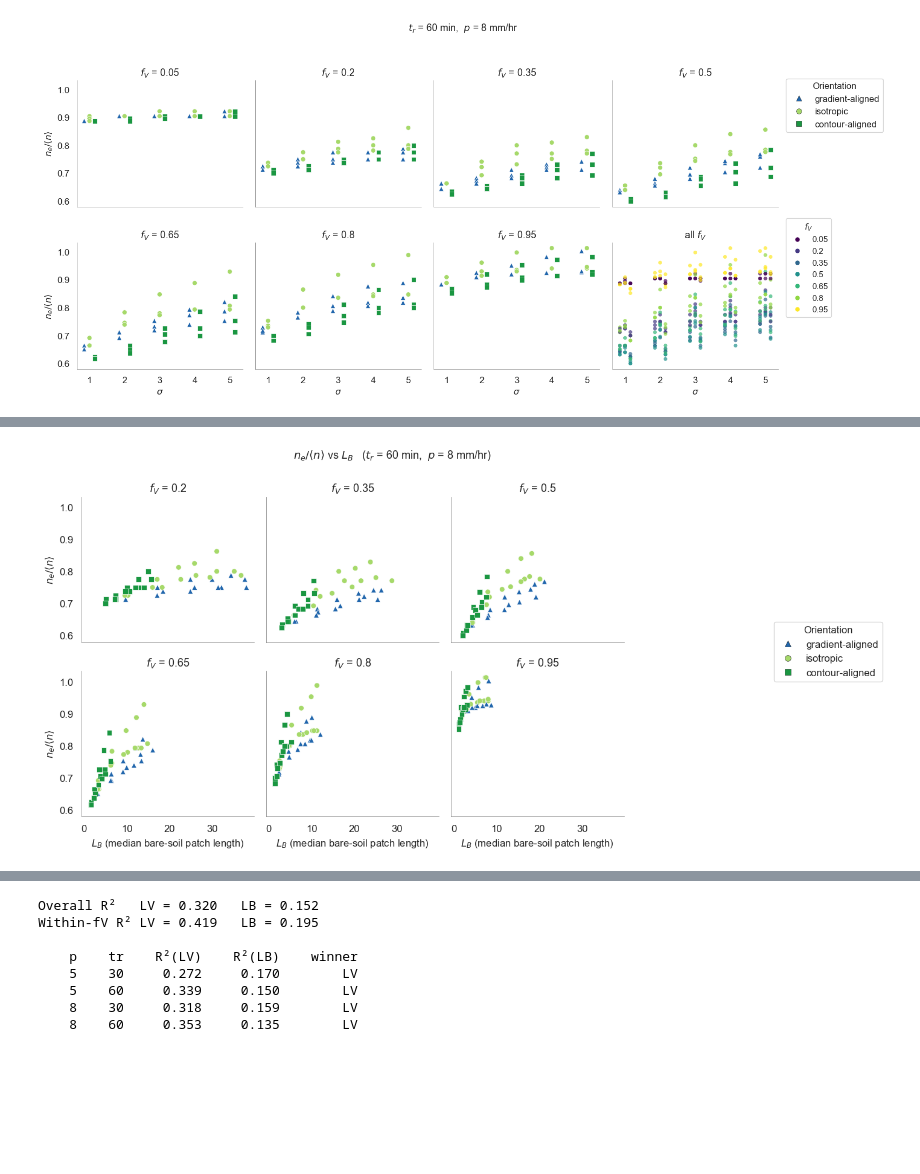
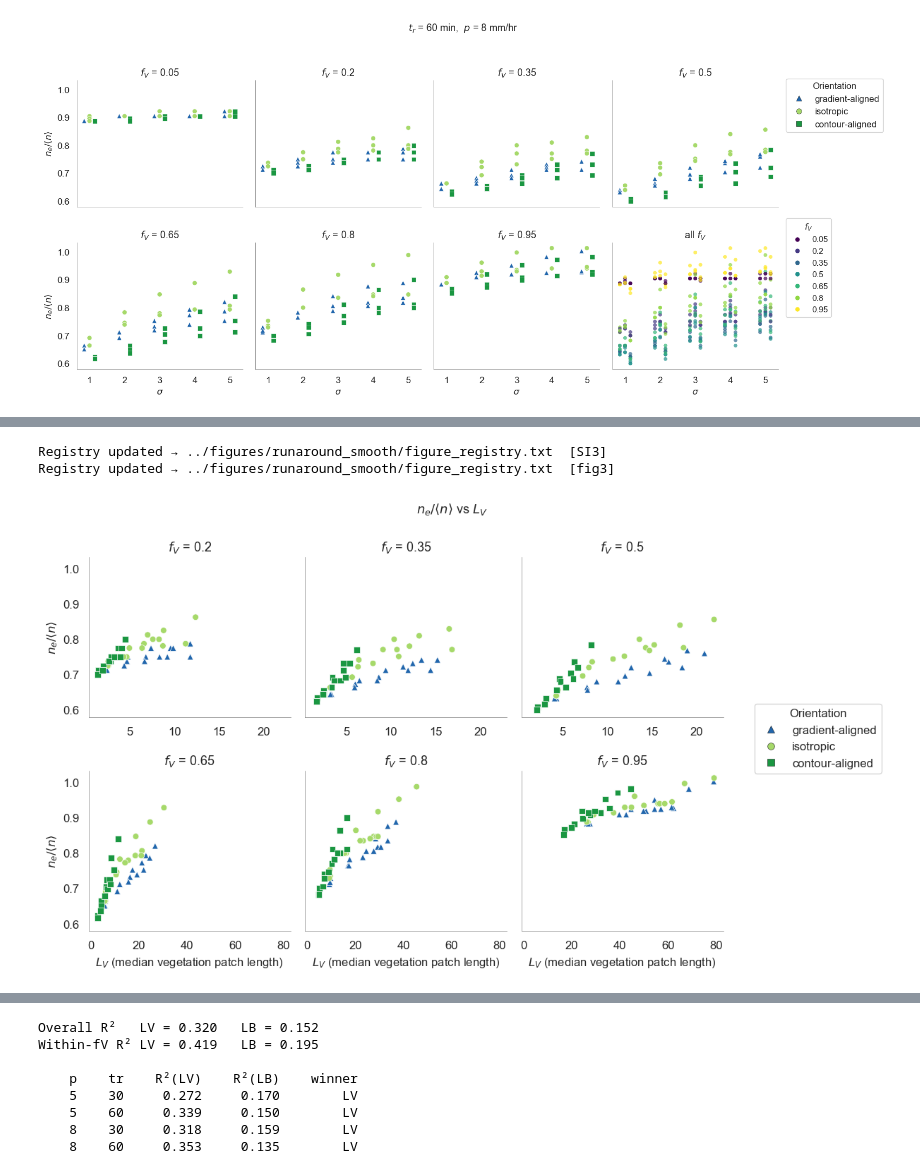
Before and after one commit to octavia-crompton/roughness-scale, a Jupyter notebook: notebooks/2. roughness_scale-pattern.ipynb, the cells around one changed output, grey strips where cells are left out. Cells and saved outputs as stored; diff of their text form; code cells hidden in the pictures; blank space fills up the shorter version.

Commit message:
Reorganize figures, split CF notebook, update registry

```diff
--- a/notebooks/2. roughness_scale-pattern.ipynb
+++ b/notebooks/2. roughness_scale-pattern.ipynb
@@ -644,5 +725,5 @@ plt.show()
 # %%
-# LB vs effect_ratio — one panel per fV value, 2 rows × 3 cols
+# LV vs effect_ratio — one panel per fV value, 2 rows × 3 cols
 # (storm case set at top of notebook: _p, _tr)
 from matplotlib.lines import Line2D
 
@@ -669,57 +750,88 @@ _aniso_markers = {lbl: mk for lbl, mk in
                   if lbl in _label_order}
 
 # horizontal offset per orientation category to separate overlapping points
-_df['LB'] = _df['LB'].astype(float)
+_df['LV'] = _df['LV'].astype(float)
 _orient_offsets = {
     'gradient-aligned': -0.15,
     'isotropic':          0.0,
     'contour-aligned':   +0.15,
 }
 for _lbl, _off in _orient_offsets.items():
-    _df.loc[_df['_aniso_label'] == _lbl, 'LB'] += _off
+    _df.loc[_df['_aniso_label'] == _lbl, 'LV'] += _off
 
 fig, axes = plt.subplots(_nrows, _ncols, figsize=(12, 7),
-                         sharey=True, sharex=True)
+                         sharey=True, sharex='row')
 axes_flat = np.array(axes).flatten()
 
 for i, fv in enumerate(_fv_vals):
     ax = axes_flat[i]
     _sub = _df[_df['fV'] == fv]
-    sns.scatterplot(_sub, x='LB', y='effect_ratio', ax=ax,
+    sns.scatterplot(_sub, x='LV', y='effect_ratio', ax=ax,
                     hue='_aniso_label', hue_order=_label_order,
                     style='_aniso_label', style_order=_label_order,
                     markers=_aniso_markers,
                     palette=_aniso_palette, s=40, legend=False)
     ax.set_title(f"$f_V$ = {fv:.2g}", fontsize=FS_TITLE)
-    ax.set_xlabel(renameit('LB', rename) if i >= _ncols else '', fontsize=FS_LABEL)
+    ax.set_xlabel(renameit('LV', rename) if i >= _ncols else '', fontsize=FS_LABEL)
     ax.tick_params(labelsize=FS_TICK)
 
 # y-labels on left column only
 _axes2d = np.array(axes).reshape(_nrows, _ncols)
 for ri in range(_nrows):
     _axes2d[ri, 0].set_ylabel(renameit('effect_ratio', rename), fontsize=FS_LABEL)
     for ci in range(1, _ncols):
         _axes2d[ri, ci].set_ylabel('')
 
 # hide any extra axes
 for ax in axes_flat[len(_fv_vals):]:
     ax.set_visible(False)
 
 # ── Orientation legend — right of figure ─────────────────────────────────
 _leg_handles = [
     Line2D([0], [0], marker=_aniso_markers[lbl], linestyle='None',
            markerfacecolor=_aniso_palette[lbl], markeredgecolor='k',
            markeredgewidth=0.4, markersize=7, label=lbl)
     for lbl in _label_order if lbl in _aniso_markers
 ]
 fig.legend(handles=_leg_handles, title='Orientation',
            fontsize=FS_LEG, title_fontsize=FS_LEG,
-           loc='center left', bbox_to_anchor=(1.02, 0.5), frameon=True)
+           loc='center left', bbox_to_anchor=(0.85, 0.5), frameon=True)
 
-plt.suptitle(f"$n_e/\\langle n \\rangle$ vs $L_B$   ($t_r$ = {int(_tr)} min,  $p$ = {_p} mm/hr)",
+plt.suptitle(f"$n_e/\\langle n \\rangle$ vs $L_V$ ",
              fontsize=FS_TITLE)
 plt.tight_layout()
 plt.subplots_adjust(right=0.82)
+
+# ── Save as SI figure ────────────────────────────────────────────────────
+_fig_dir, _, _ = _fig_dirs()
+_name = 'SI3_effect_ratio_vs_LV_by_fV.png'
+fig.savefig(_os.path.join(_fig_dir, _name), dpi=300, bbox_inches='tight')
+update_figure_registry(
+    'SI3', _name,
+    description='2×3 panel scatter of $n_e/\\langle n\\rangle$ vs vegetation patch lengthscale $L_V$, one panel per $f_V$ value (excluding 0.05). Points coloured and shaped by anisotropy orientation (gradient-aligned, isotropic, contour-aligned) with horizontal jitter to separate overlapping categories. Shows how the effective roughness ratio varies with patch scale across vegetation fractions.',
+    concise='$n_e/\\langle n\\rangle$ vs $L_V$ faceted by $f_V$, coloured by anisotropy orientation. Shows patch-scale dependence of the roughness ratio across vegetation fractions.')
+
+# ── Save fig3 ────────────────────────────────────────────────────────────
+_name = 'fig3_effect_ratio_vs_LV.png'
+fig.savefig(_os.path.join(_fig_dir, _name), dpi=300, bbox_inches='tight')
+update_figure_registry(
+    'fig3', _name,
+    description=(
+        '2×3 panel figure showing $n_e/\\langle n\\rangle$ vs patch lengthscale $L_V$ '
+        'for six vegetation fractions ($f_V = 0.1$ to $0.9$, excluding 0.05), '
+        'at a single storm ($p$, $t_r$). Points coloured and shaped by orientation '
+        '(gradient-aligned, isotropic, contour-aligned) with small horizontal offsets '
+        'for legibility. Shows that $n_e/\\langle n\\rangle$ generally increases with $L_V$, '
+        'approaching unity for the largest patches, and that the orientation effect '
+        'is strongest at intermediate $f_V$.'
+    ),
+    concise=(
+        'Effect ratio vs patch lengthscale $L_V$, panelled by $f_V$, coloured by orientation. '
+        'Ratio increases with patch size toward unity; orientation sensitivity peaks near $f_V \\approx 0.5$.'
+    ),
+)
 plt.show()
 # %% [output]
+Registry updated → ../figures/runaround_smooth/figure_registry.txt  [SI3]
+Registry updated → ../figures/runaround_smooth/figure_registry.txt  [fig3]
-[figure, old version]
+[figure, new version]
```
Also changed, not shown: parts of 8 cells of this notebook, 29 other files.
